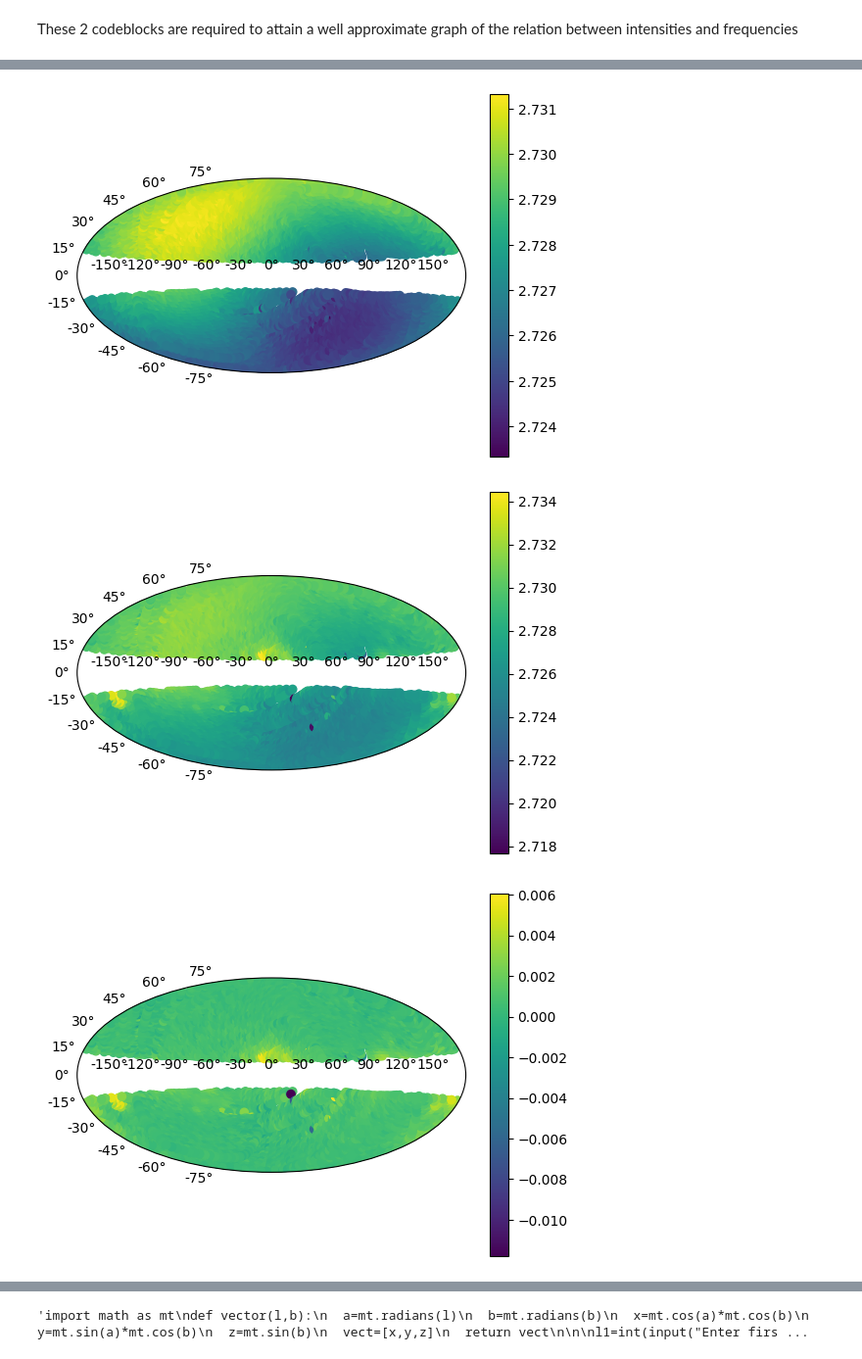
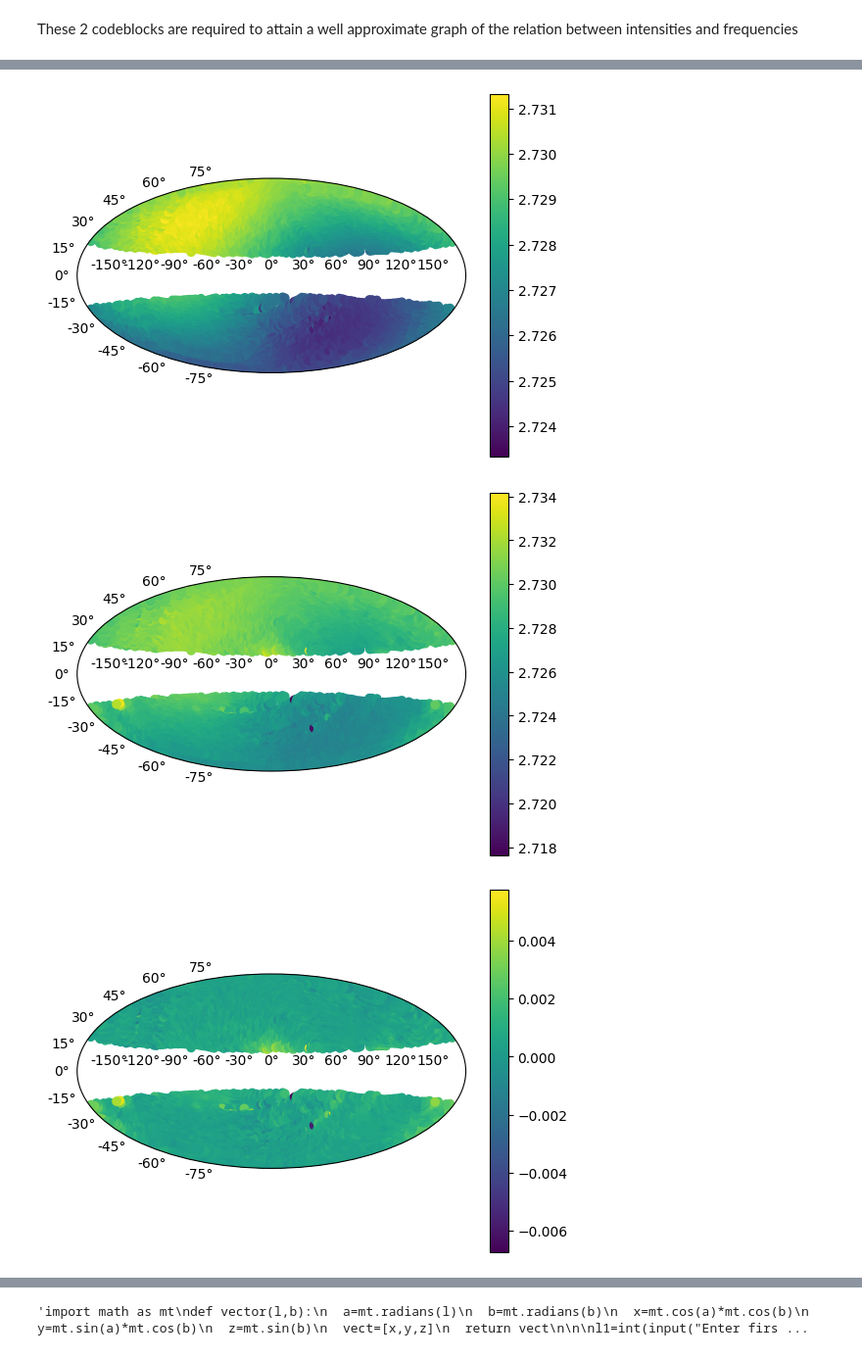
Before and after one commit to Soumomo/Motion-of-solar-system, a Jupyter notebook: projectcoderefined.ipynb, the cells around one changed output, grey strips where cells are left out. Shown at 98% size. Drawn from its saved outputs; the diff is of its cells as text; code cells hidden in the pictures.

```diff
--- a/projectcoderefined.ipynb
+++ b/projectcoderefined.ipynb
@@ -222,15 +223,15 @@ accepted_longitude=[]
 
 
 for i in range(0,len(latitude)):
-    if latitude[i] < 15:
-        if latitude[i] > -15:
+    if latitude[i] < 20:
+        if latitude[i] > -20:
             continue
         else:
             accepted_spectrum.append(Intensity_observed[i])
             accepted_spectrum_control.append(Intensity_observed_control[i])
             accepted_latitude.append(latitude[i])
             accepted_longitude.append(longitude[i])
-    if latitude[i]> 15:
+    if latitude[i]> 20:
         accepted_spectrum.append(Intensity_observed[i])
         accepted_spectrum_control.append(Intensity_observed_control[i])
         accepted_latitude.append(latitude[i])
@@ -428,37 +429,37 @@ plt.subplot(111,projection='aitoff')
 plt.scatter(longtitude_rad,latitude_rad,c=sigma_corrected_data)
 plt.colorbar()
 '''........................................................................................................................................................................'''
 # This subcode_block is for the control dataset             NO-DUST-REMOVAL
 longitude=[]
 for i in final_longitude_control:
     if i > 180:
         longitude.append(i-360)
     else:
         longitude.append(i)
 latitude=final_latitude_control
 latitude_rad_control=np.pi*np.array(final_latitude_control)/180
 longtitude_rad_control=np.pi*np.array(final_longitude_control)/180
 plt.figure()
 plt.subplot(111,projection='aitoff')
 plt.scatter(longtitude_rad_control,latitude_rad_control,c=sigma_corrected_data_control)
 plt.colorbar()
 '''........................................................................................................................................................................'''
 # This subcode _block is only for dust
 longitude=[]
-for i in final_longitude:
+for i in accepted_longitude:
     if i > 180:
         longitude.append(i-360)
     else:
         longitude.append(i)
-latitude=final_latitude
-latitude_rad=np.pi*np.array(final_latitude)/180
-longtitude_rad =np.pi*np.array(final_longitude)/180
+latitude=accepted_latitude
+latitude_rad=np.pi*np.array(accepted_latitude)/180
+longtitude_rad =np.pi*np.array(accepted_longitude)/180
 plt.figure()
 plt.subplot(111,projection='aitoff')
 plt.scatter(longtitude_rad,latitude_rad,c= -np.array(Pixel_cut['Temperature'])+np.array(Pixel_cut_control['Temperature']))
 plt.colorbar()
 # %% [output]
 <matplotlib.colorbar.Colorbar at 0x...>
-[figure, old version]
+[figure, new version]
-[figure, old version]
+[figure, new version]
-[figure, old version]
+[figure, new version]
```
Also changed, not shown: parts of 13 cells of this notebook.
